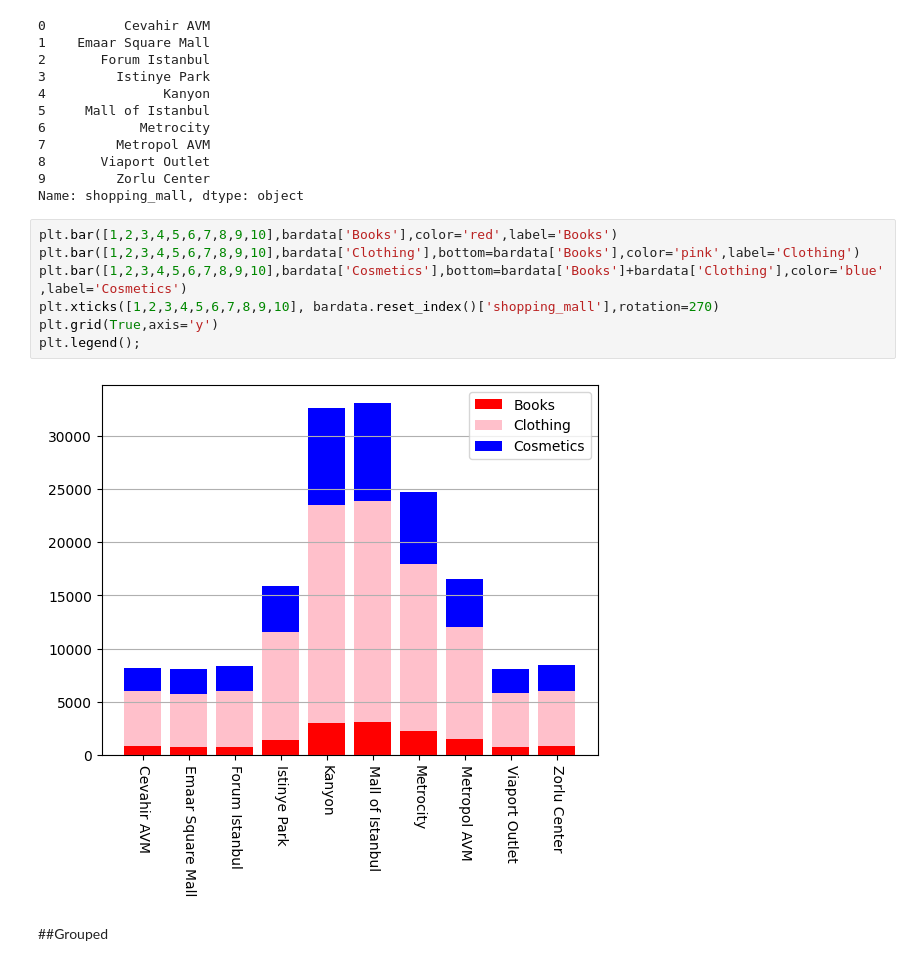
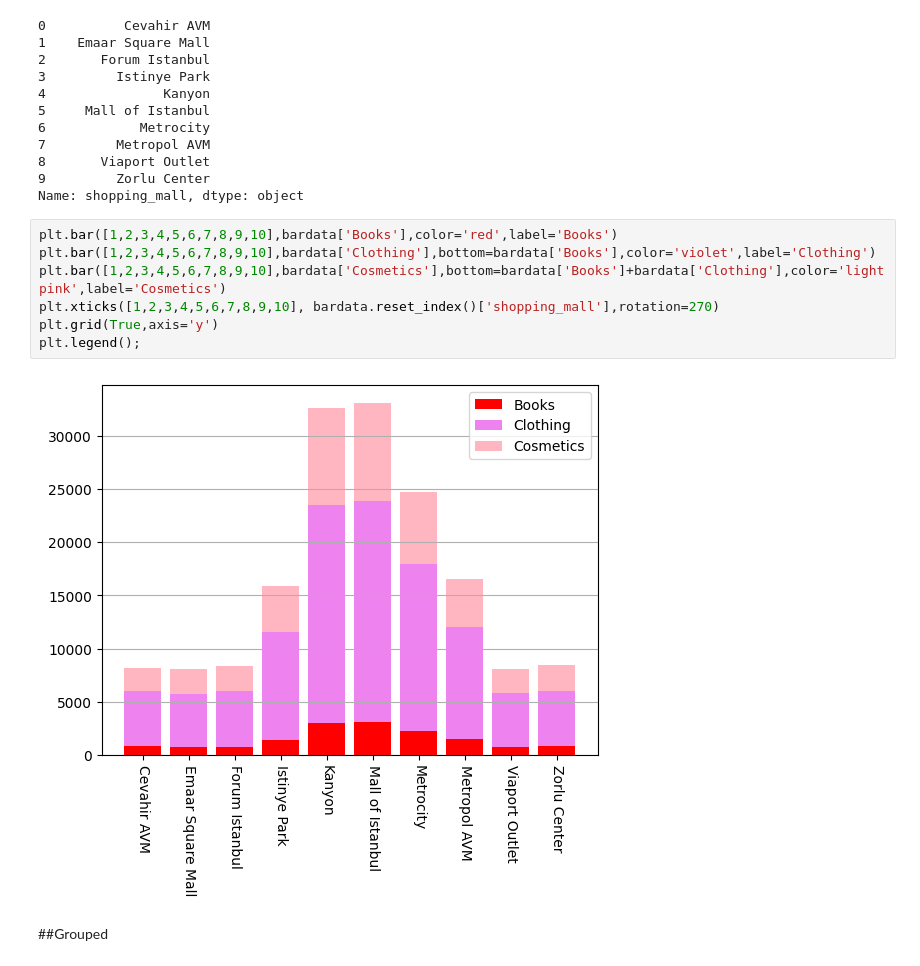
Before and after one commit to Thewaiii/BSC_DPDM23, a Jupyter notebook: Understanding_Data.ipynb, the cells around one changed output. Saved outputs shown, nothing was run; the diff lists cells and outputs as text.

```diff
--- a/Understanding_Data.ipynb
+++ b/Understanding_Data.ipynb
@@ -337,13 +403,13 @@ bardata.reset_index()['shopping_mall']
 Name: shopping_mall, dtype: object
 # %%
 plt.bar([1,2,3,4,5,6,7,8,9,10],bardata['Books'],color='red',label='Books')
-plt.bar([1,2,3,4,5,6,7,8,9,10],bardata['Clothing'],bottom=bardata['Books'],color='pink',label='Clothing')
-plt.bar([1,2,3,4,5,6,7,8,9,10],bardata['Cosmetics'],bottom=bardata['Books']+bardata['Clothing'],color='blue',label='Cosmetics')
+plt.bar([1,2,3,4,5,6,7,8,9,10],bardata['Clothing'],bottom=bardata['Books'],color='violet',label='Clothing')
+plt.bar([1,2,3,4,5,6,7,8,9,10],bardata['Cosmetics'],bottom=bardata['Books']+bardata['Clothing'],color='lightpink',label='Cosmetics')
 plt.xticks([1,2,3,4,5,6,7,8,9,10], bardata.reset_index()['shopping_mall'],rotation=270)
 plt.grid(True,axis='y')
 plt.legend();
 # %% [output]
-[figure, old version]
+[figure, new version]
 # %% [markdown]
 ##Grouped
 # %% [markdown]
```
Also changed, not shown: parts of 6 cells of this notebook.
